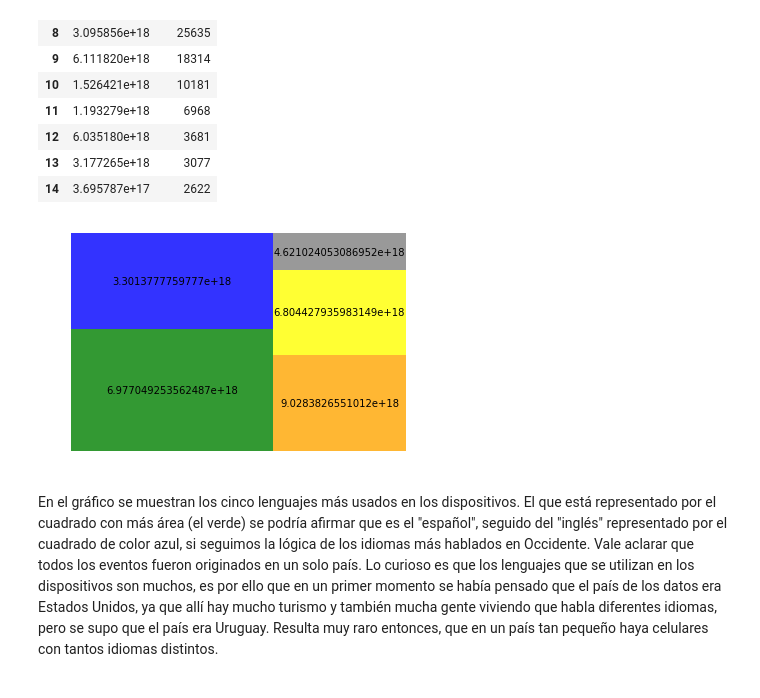
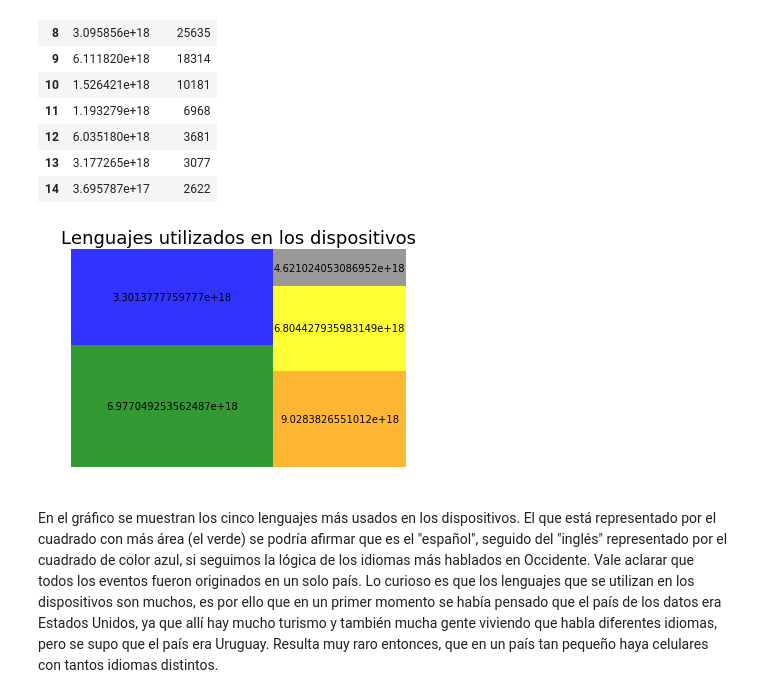
Before and after one commit to cruzpa95/Datos2019, a Jupyter notebook: events.ipynb, the cells around one changed output. Cells and saved outputs as stored; diff of their text form; code cells hidden in the pictures.

Commit message:
Agrego más análisis del set events

```diff
--- a/events.ipynb
+++ b/events.ipynb
@@ -6,7 +6,7 @@ import numpy as np
 from math import pi
 import squarify # pip install squarify (algorithm for treemap)
 # %%
-eventos = pd.read_csv('/home/facundo/Escritorio/datos2019local/data/events.csv', low_memory=False)
+eventos = pd.read_csv('../data/events.csv', low_memory=False)
 # %%
 eventos.info()
 # %% [output]
@@ -358,8 +359,9 @@ lenguajes.head(15)
 # %%
 squarify.plot(sizes=lenguajes['cantidad'].head(5), label=lenguajes['lenguaje'].head(5), color=['green', 'blue', 'orange','yellow', 'grey'], alpha=.8 )
 plt.axis('off')
+plt.title('Lenguajes utilizados en los dispositivos', fontsize=18)
 plt.show()
 # %% [output]
-[figure, old version]
+[figure, new version]
 # %% [markdown]
 En el gráfico se muestran los cinco lenguajes más usados en los dispositivos. El que está representado por el cuadrado con más área (el verde) se podría afirmar que es el "español", seguido del "inglés" representado por el cuadrado de color azul, si seguimos la lógica de los idiomas más hablados en Occidente. Vale aclarar que todos los eventos fueron originados en un solo país. Lo curioso es que los lenguajes que se utilizan en los dispositivos son muchos, es por ello que en un primer momento se había pensado que el país de los datos era Estados Unidos, ya que allí hay mucho turismo y también mucha gente viviendo que habla diferentes idiomas, pero se supo que el país era Uruguay. Resulta muy raro entonces, que en un país tan pequeño haya celulares con tantos idiomas distintos.
```
Also changed, not shown: parts of 12 cells of this notebook.
